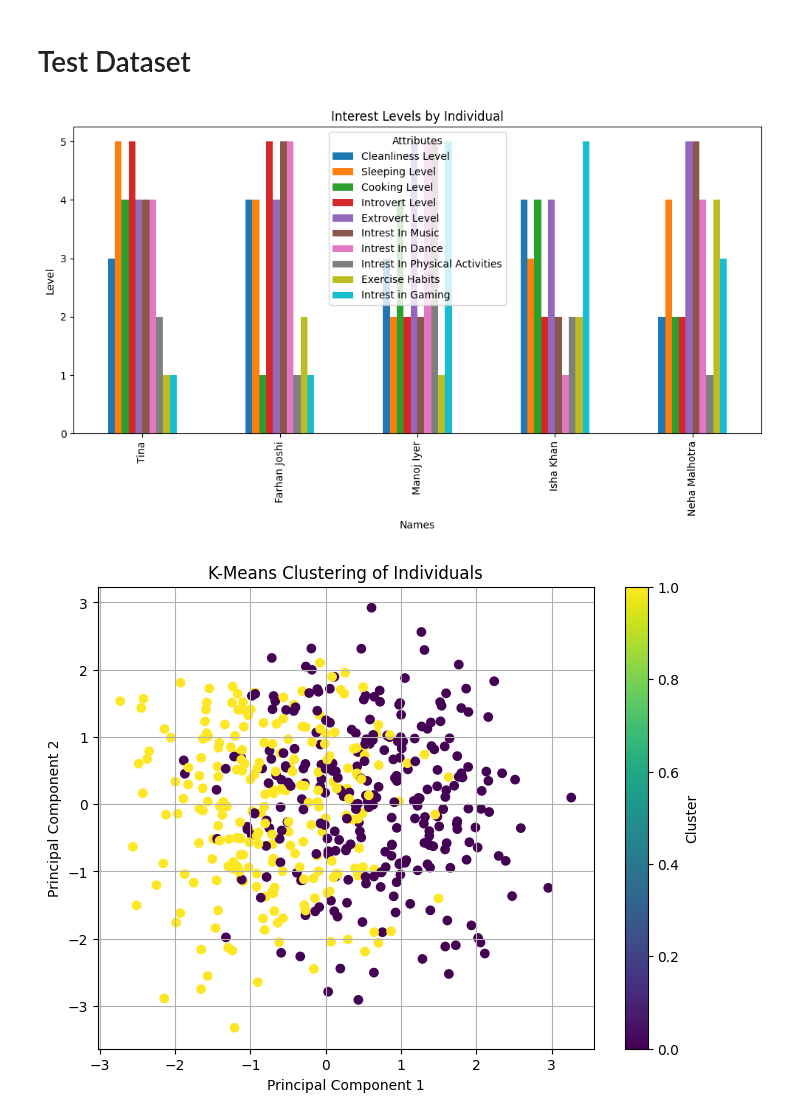
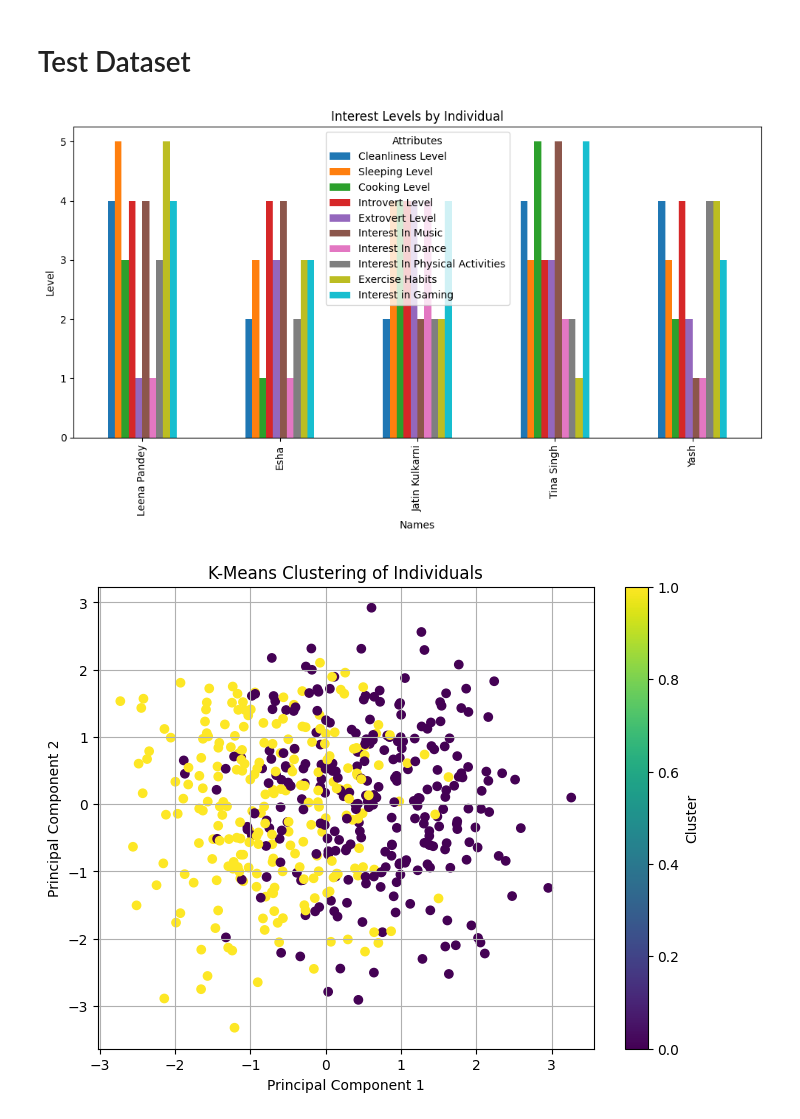
Before and after one commit to chsanjay920/RoomMateMacher, a Jupyter notebook: src.ipynb, the cells around one changed output. Cells and saved outputs as stored; diff of their text form; code cells hidden in the pictures.

```diff
--- a/src.ipynb
+++ b/src.ipynb
@@ -25,28 +25,28 @@ df
 # %%
 import pandas as pd
 import matplotlib.pyplot as plt
 import numpy as np
 
 
 attributes = [
     "Cleanliness Level", "Sleeping Level", "Cooking Level",
-    "Introvert Level", "Extrovert Level", "Intrest In Music",
-    "Intrest In Dance", "Intrest In Physical Activities",
-    "Exercise Habits", "Intrest in Gaming"
+    "Introvert Level", "Extrovert Level", "Interest In Music",
+    "Interest In Dance", "Interest In Physical Activities",
+    "Exercise Habits", "Interest in Gaming"
 ]
 
 # Create a bar plot for each individual
 fig, ax = plt.subplots(figsize=(10, 6))
 df.sample(n=5).set_index('Name')[attributes].plot(kind='bar', ax=ax)
 plt.title('Interest Levels by Individual')
 plt.ylabel('Level')
 plt.xlabel('Names')
 plt.xticks(rotation=90)
 plt.legend(title='Attributes')
 plt.tight_layout()
 plt.show()
 # %% [output]
-[figure, old version]
+[figure, new version]
 # %%
 # Define preprocessing steps
 categorical_features = ['Gender',
```
Also changed, not shown: parts of 9 cells of this notebook, 1 other file.
